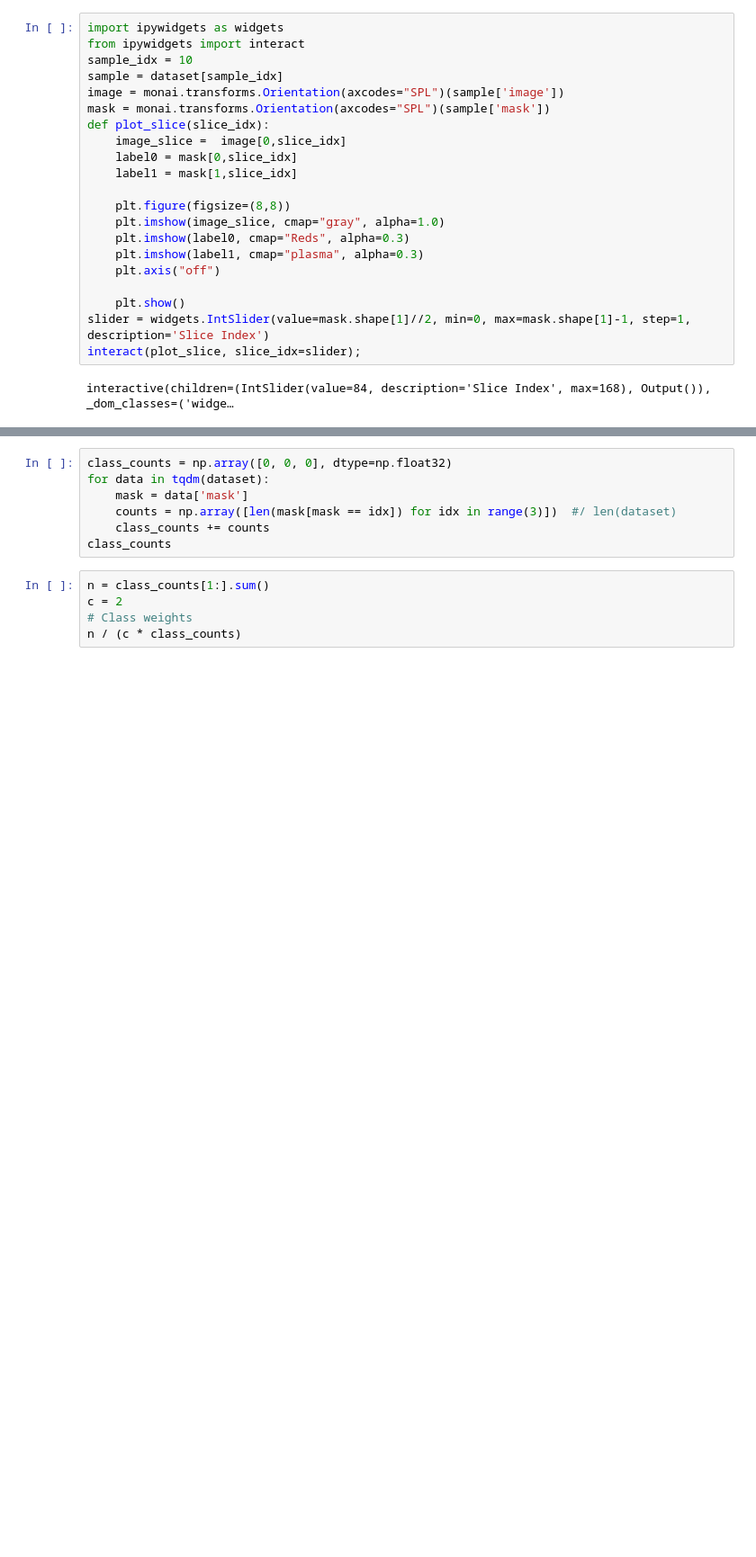
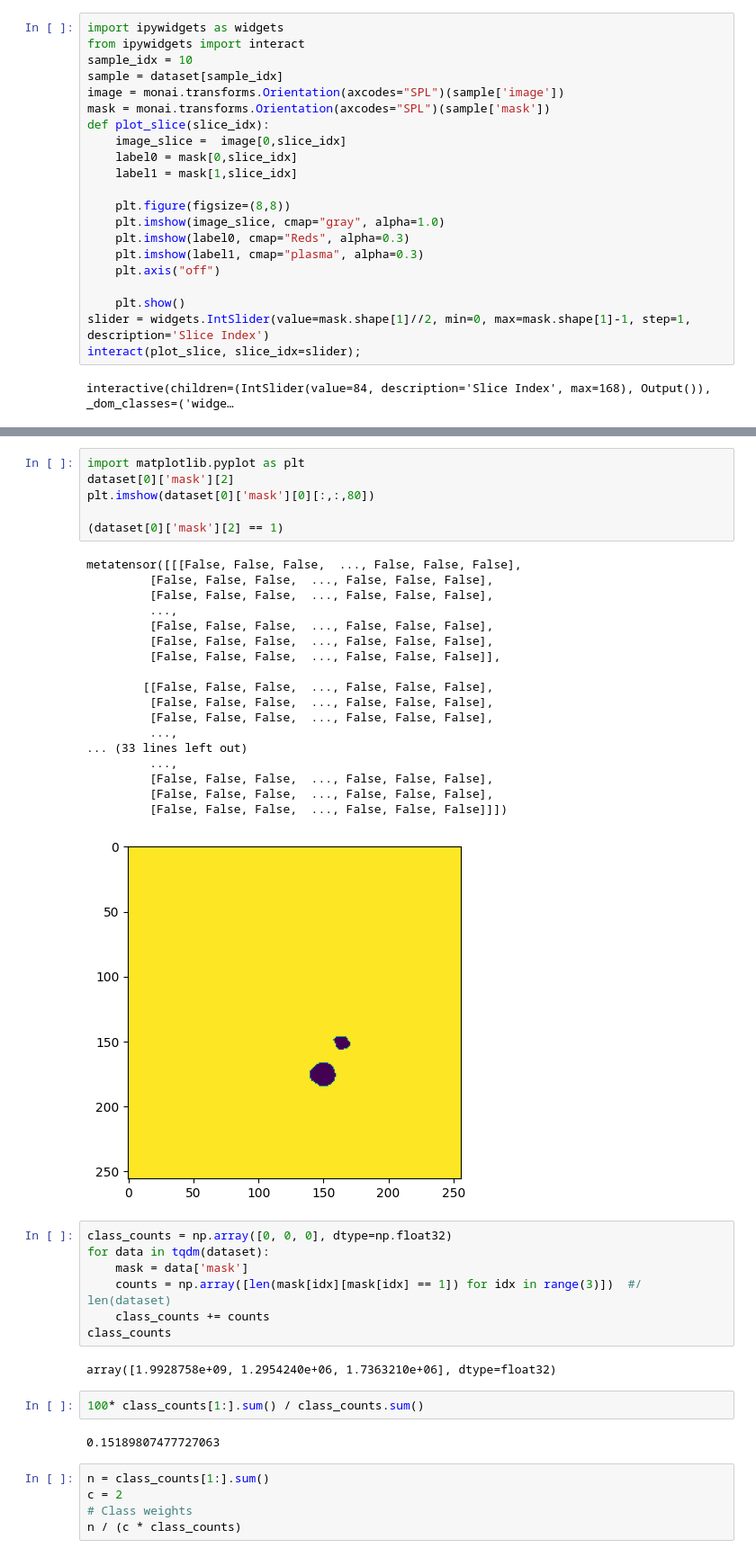
Before and after one commit to andreas122001/tumor-segmentation, a Jupyter notebook: data exploration.ipynb, the cells around one changed output, grey strips where cells are left out. Shown: that part at 90% size. Drawn from its saved outputs; the diff is of its cells as text; blank space fills up the shorter version.

```diff
--- a/data exploration.ipynb
+++ b/data exploration.ipynb
@@ -85,10 +72,41 @@ min_d, max_d
+# %%
+import matplotlib.pyplot as plt
+dataset[0]['mask'][2]
+plt.imshow(dataset[0]['mask'][0][:,:,80])
+
+(dataset[0]['mask'][2] == 1)
+# %% [output]
+metatensor([[[False, False, False,  ..., False, False, False],
+         [False, False, False,  ..., False, False, False],
+         [False, False, False,  ..., False, False, False],
+         ...,
+         [False, False, False,  ..., False, False, False],
+         [False, False, False,  ..., False, False, False],
+         [False, False, False,  ..., False, False, False]],
+
+        [[False, False, False,  ..., False, False, False],
+         [False, False, False,  ..., False, False, False],
+         [False, False, False,  ..., False, False, False],
+         ...,
+... (33 lines left out)
+         ...,
+         [False, False, False,  ..., False, False, False],
+         [False, False, False,  ..., False, False, False],
+         [False, False, False,  ..., False, False, False]]])
+[figure, added]
 # %%
 class_counts = np.array([0, 0, 0], dtype=np.float32)
 for data in tqdm(dataset):
     mask = data['mask']
-    counts = np.array([len(mask[mask == idx]) for idx in range(3)])  #/ len(dataset)
+    counts = np.array([len(mask[idx][mask[idx] == 1]) for idx in range(3)])  #/ len(dataset)
     class_counts += counts
 class_counts
+# %% [output]
+array([1.9928758e+09, 1.2954240e+06, 1.7363210e+06], dtype=float32)
+# %%
+100* class_counts[1:].sum() / class_counts.sum()
+# %% [output]
+0.15189807477727063
 # %%
 n = class_counts[1:].sum()
 c = 2
```
Also changed, not shown: parts of 6 cells of this notebook, 9 other files.
